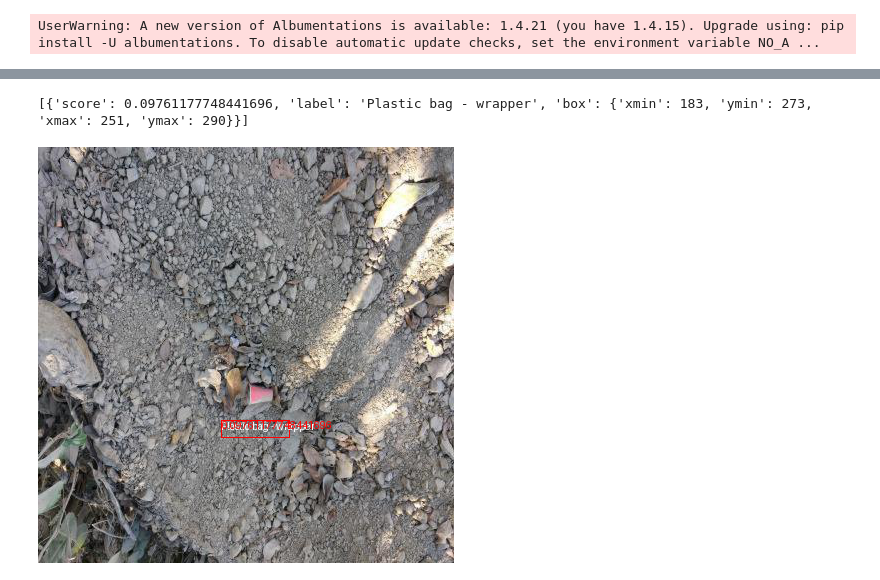
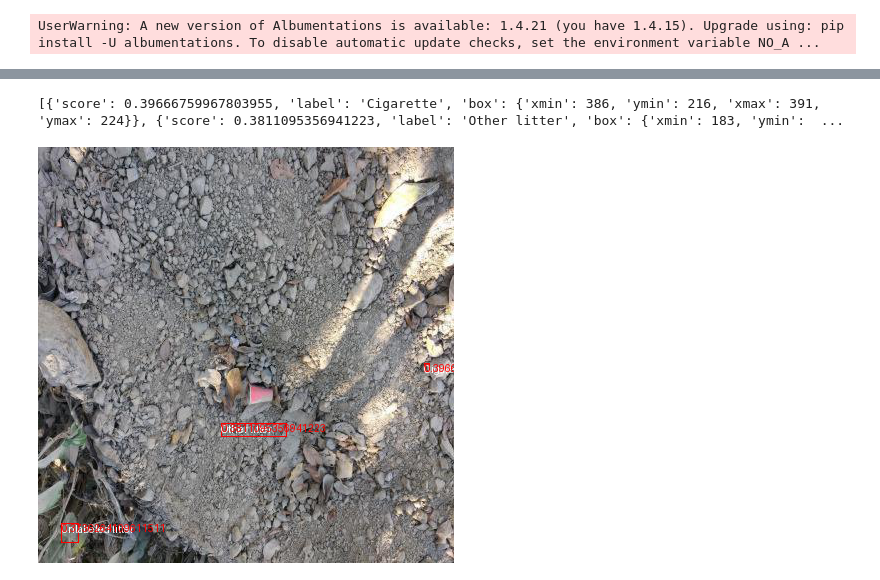
Before and after one commit to isaac-berlin/CV_Garbage_Detection, a Jupyter notebook: src/huggingface_tutorial.ipynb, the cells around one changed output, grey strips where cells are left out. Drawn from its saved outputs; the diff is of its cells as text; code cells hidden in the pictures.

Commit message:
trained conditional deter. Improvement but still need to train for longer

```diff
--- a/src/huggingface_tutorial.ipynb
+++ b/src/huggingface_tutorial.ipynb
@@ -346,12 +340,12 @@ trainer.save_model("detr-resnet-101-finetuned-v1")
 from transformers import pipeline
 
 img = Image.open(r"C:\Users\isaac\dev\CV_Garbage_Detection\Data\valid\000000_jpg.rf.3e423775890c603be15c334674c68713.jpg")
-obj = pipeline("object-detection", model="detr-resnet-50-finetuned-v1", device=0)
+obj = pipeline("object-detection", model="conditional-detr-resnet-50-finetuned-v1", device=0)
 
-res = obj(valid_dataset[7]["image"], threshold=0.09)
+res = obj(valid_dataset[7]["image"], threshold=0.37)
 print(res)
 # %% [output]
-[{'score': 0.09761177748441696, 'label': 'Plastic bag - wrapper', 'box': {'xmin': 183, 'ymin': 273, 'xmax': 251, 'ymax': 290}}]
+[{'score': 0.39666759967803955, 'label': 'Cigarette', 'box': {'xmin': 386, 'ymin': 216, 'xmax': 391, 'ymax': 224}}, {'score': 0.3811095356941223, 'label': 'Other litter', 'box': {'xmin': 183, 'ymin':  ...
 # %%
 def plot_results(image, results, threshold=0.7):
     image = Image.fromarray(np.uint8(image))
@@ -371,6 +365,6 @@ def plot_results(image, results, threshold=0.7):
             )
     return image
 # %%
-plot_results(img, res, threshold=0.09)
+plot_results(img, res, threshold=0.37)
 # %% [output]
-[figure, old version]
+[figure, new version]
```
Also changed, not shown: parts of 8 cells of this notebook.
